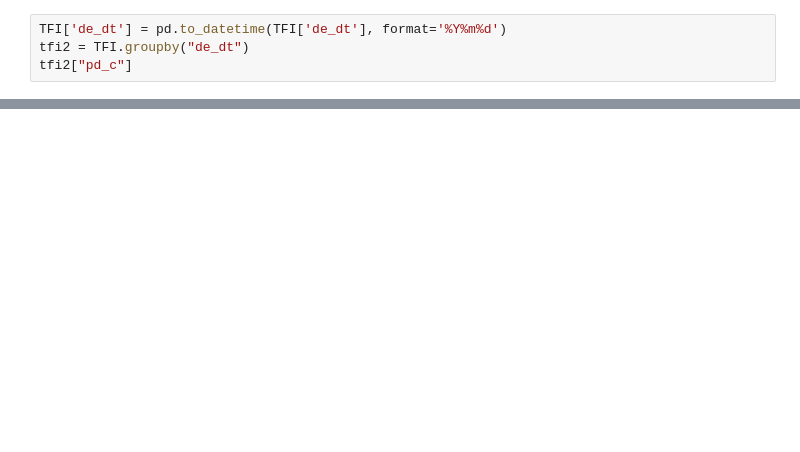
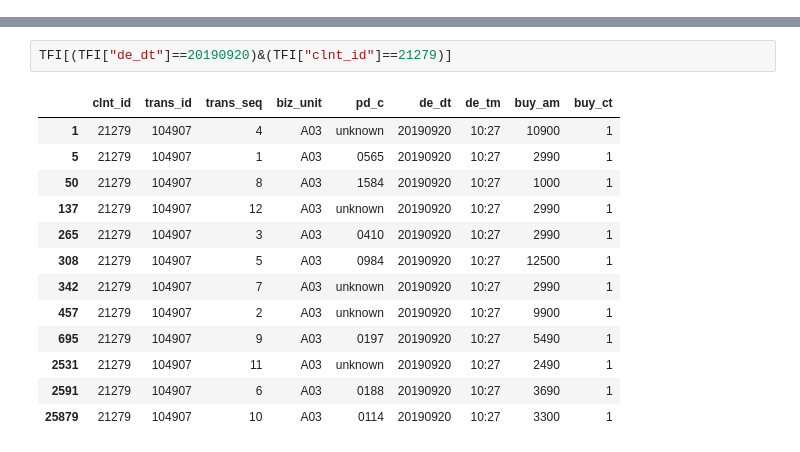
Before and after one commit to GyuYoungCho/Lpoint-Competition, a Jupyter notebook: project/point_cut/Untitled1.ipynb, the cells around one changed output, grey strips where cells are left out. Cells and saved outputs as stored; diff of their text form; blank space fills up the shorter version.

```diff
--- a/project/point_cut/Untitled1.ipynb
+++ b/project/point_cut/Untitled1.ipynb
@@ -16,4 +15,0 @@ oai0 = OAI[OAI["action_type"]==0]
-# %%
-TFI['de_dt'] = pd.to_datetime(TFI['de_dt'], format='%Y%m%d')
-tfi2 = TFI.groupby("de_dt")
-tfi2["pd_c"]
@@ -73,0 +94,16 @@ len(k[k>1])
+# %%
+TFI[(TFI["de_dt"]==20190920)&(TFI["clnt_id"]==21279)]
+# %% [output]
+|  | clnt_id | trans_id | trans_seq | biz_unit | pd_c | de_dt | de_tm | buy_am | buy_ct |
+| 1 | 21279 | 104907 | 4 | A03 | unknown | 20190920 | 10:27 | 10900 | 1 |
+| 5 | 21279 | 104907 | 1 | A03 | 0565 | 20190920 | 10:27 | 2990 | 1 |
+| 50 | 21279 | 104907 | 8 | A03 | 1584 | 20190920 | 10:27 | 1000 | 1 |
+| 137 | 21279 | 104907 | 12 | A03 | unknown | 20190920 | 10:27 | 2990 | 1 |
+| 265 | 21279 | 104907 | 3 | A03 | 0410 | 20190920 | 10:27 | 2990 | 1 |
+| 308 | 21279 | 104907 | 5 | A03 | 0984 | 20190920 | 10:27 | 12500 | 1 |
+| 342 | 21279 | 104907 | 7 | A03 | unknown | 20190920 | 10:27 | 2990 | 1 |
+| 457 | 21279 | 104907 | 2 | A03 | unknown | 20190920 | 10:27 | 9900 | 1 |
+| 695 | 21279 | 104907 | 9 | A03 | 0197 | 20190920 | 10:27 | 5490 | 1 |
+| 2531 | 21279 | 104907 | 11 | A03 | unknown | 20190920 | 10:27 | 2490 | 1 |
+| 2591 | 21279 | 104907 | 6 | A03 | 0188 | 20190920 | 10:27 | 3690 | 1 |
+| 25879 | 21279 | 104907 | 10 | A03 | 0114 | 20190920 | 10:27 | 3300 | 1 |
```
Also changed, not shown: parts of 26 cells of this notebook, 1 other file.
